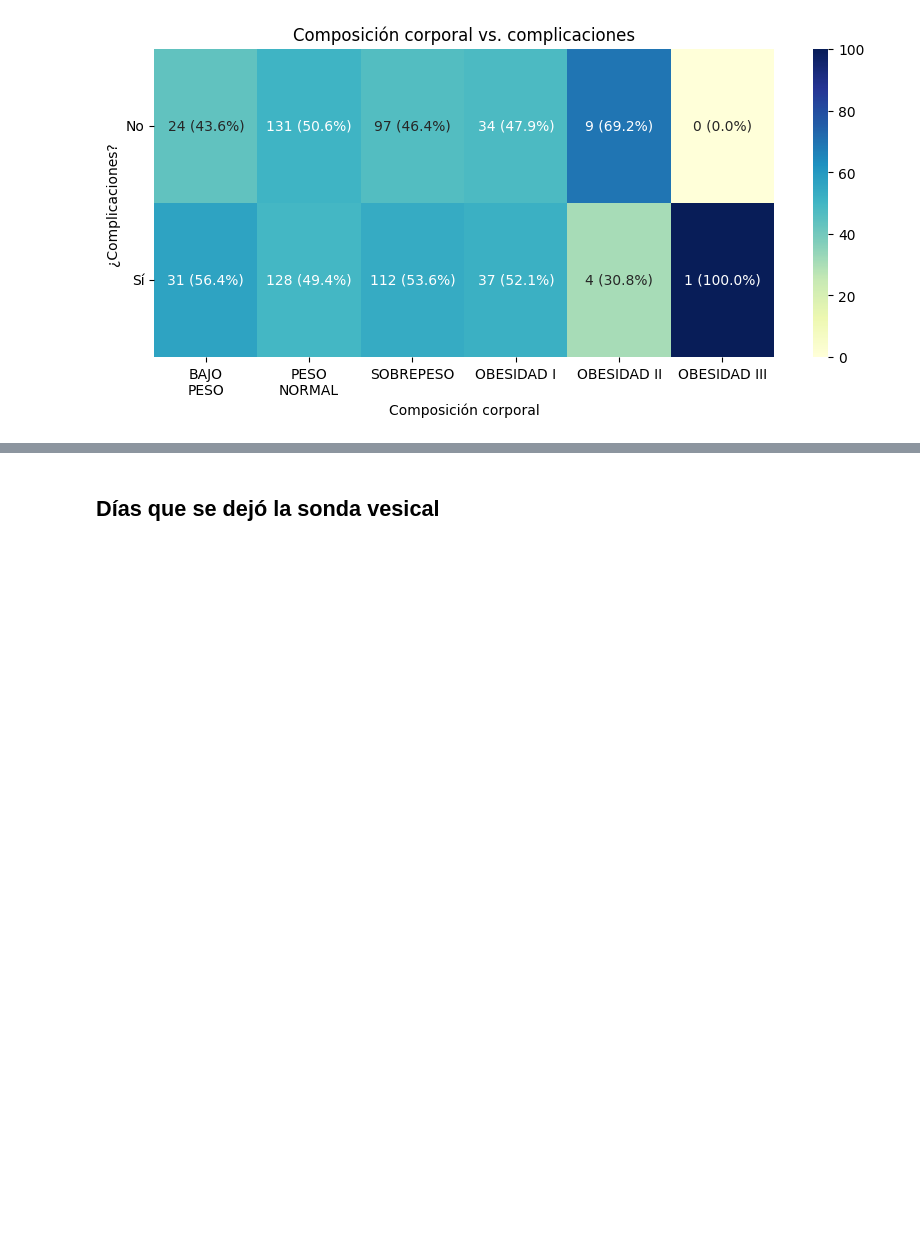
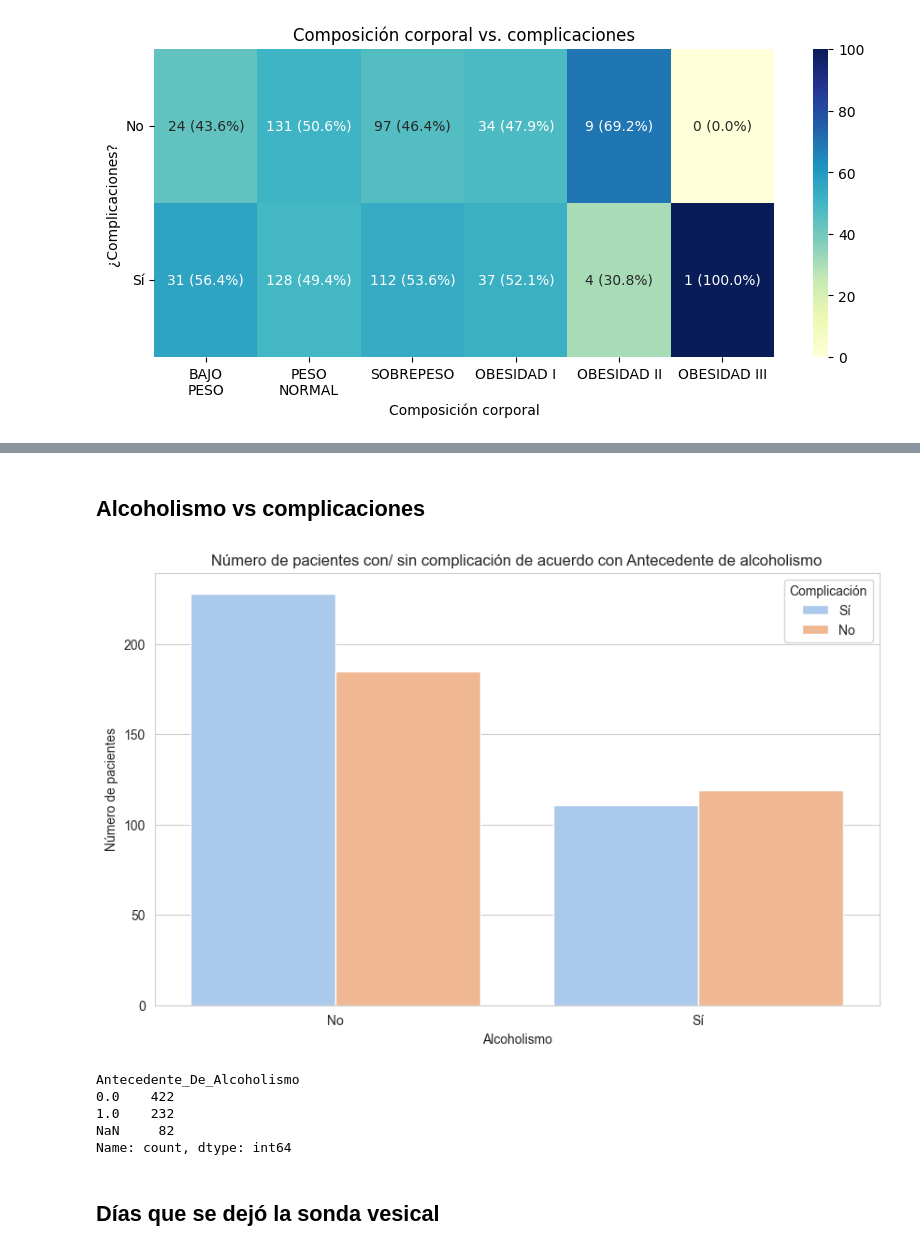
Before and after one commit to Traintain/MINE4101-202520-Proyecto-Transplantes-Hepaticos, a Jupyter notebook: Analisis_exploratorio_consolidado.ipynb, the cells around one changed output, grey strips where cells are left out. Drawn from its saved outputs; the diff is of its cells as text; code cells hidden in the pictures; blank space fills up the shorter version.

```diff
--- a/Analisis_exploratorio_consolidado.ipynb
+++ b/Analisis_exploratorio_consolidado.ipynb
@@ -995,3 +1058,33 @@ contingencia_vs_complicacion('Composición_Corporal', 'Composición corporal', [
+# %% [markdown]
+## Alcoholismo vs complicaciones
+# %%
+alcoholismo = df['Antecedente_De_Alcoholismo'].replace({0: "No", 1: "Sí"})
+complicaciones1 = df['¿Complicación?'].replace({0: "No", 1: "Sí"})
+mask = complicaciones1.notna()
+
+plt.figure(figsize=(10,6))
+sns.countplot(
+    data=df.loc[mask],
+    x=alcoholismo,
+    hue=complicaciones1[mask],
+    palette="pastel"
+)
+
+plt.title("Número de pacientes con/ sin complicación de acuerdo con Antecedente de alcoholismo")
+plt.xlabel("Alcoholismo")
+plt.ylabel("Número de pacientes")
+plt.legend(title="Complicación")
+plt.show()
+# %% [output]
+[figure, added]
+# %%
+df['Antecedente_De_Alcoholismo'].value_counts(dropna=False)
+# %% [output]
+Antecedente_De_Alcoholismo
+0.0    422
+1.0    232
+NaN     82
+Name: count, dtype: int64
 # %% [markdown]
 ## Días que se dejó la sonda vesical
 # %%
```
Also changed, not shown: parts of 17 cells of this notebook.
